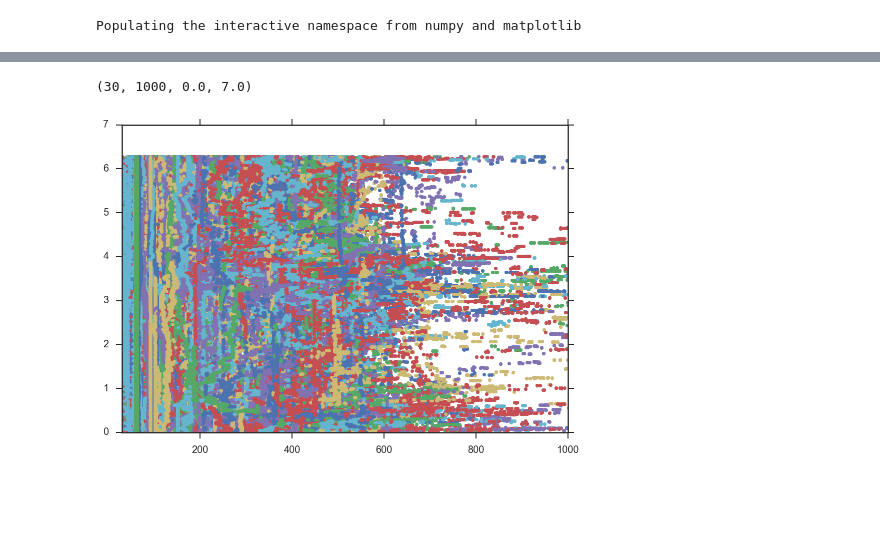
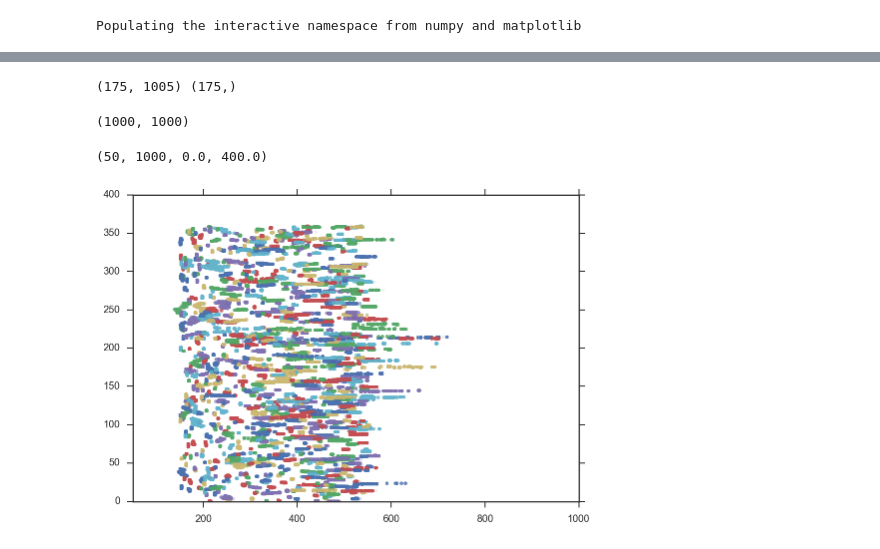
Before and after one commit to farr/PlanetIX, a Jupyter notebook: PlanetIX.ipynb, the cells around one changed output, grey strips where cells are left out. Saved outputs shown, nothing was run; the diff lists cells and outputs as text; code cells hidden in the pictures; blank space fills up the shorter version.

```diff
--- a/PlanetIX.ipynb
+++ b/PlanetIX.ipynb
@@ -46,22 +46,25 @@ Current timestep:       1.000000
 # %%
 Ntest = 1000
 for i in range(Ntest):
-    a = random.uniform(low=50, high=550)
+    a = random.uniform(low=150, high=550)
     q = random.uniform(low=30, high=50)
     e = 1 - q/a
-    pomega = random.uniform(low=0, high=2*pi)
+    inc = abs(random.randn()*15.0*pi/180.0)
+    omega = random.uniform(low=0, high=2*pi)
+    Omega = random.uniform(low=0, high=2*pi)
     l = random.uniform(low=0, high=2*pi)
-    sim.add(a=a, e=e, pomega=pomega, inc=0, l=l)
+    sim.add(a=a, e=e, inc=inc, omega=omega, Omega=omega, l=l)
 sim.N_active = sim.N - Ntest
 # %%
 %%time
-with bz2.BZ2File('orbits.pkl.bz2', 'w') as out:
-    for t in linspace(0, 2*pi*1000000*12, 1000):
-        sim.integrate(t, exact_finish_time=0)
-        print 'Integrated to ', sim.t
-        orbs = sim.calculate_orbits()
-        pickle.dump((sim.t, orbs), out)
-        sim.save('temp.simulation')
-        os.rename('temp.simulation', 'simulation.save')
+orbs = []
+ts = []
+for t in linspace(0, 2*pi*1000000, 1000):
+    sim.integrate(t, exact_finish_time=0)
+    print 'Integrated to ', sim.t
+    orbs.append(sim.calculate_orbits())
+    ts.append(sim.t)
+orbs = array(orbs)
+ts = array(ts)
 # %% [output]
 Integrated to  0.0
@@ -84,7 +87,7 @@ Wall time: 3h 58min 33s
 # %%
 orbs = []
 ts = []
-with bz2.BZ2File('orbits.pkl.bz2', 'r') as inp:
+with gzip.open('orbits.pkl.gz', 'r') as inp:
     try:
         while True:
             t, orb = pickle.load(inp)
@@ -92,10 +95,26 @@ with bz2.BZ2File('orbits.pkl.bz2', 'r') as inp:
             orbs.append(orb)
     except EOFError:
         pass
+orbs = array(orbs)
+ts = array(ts)
+print orbs.shape, ts.shape
+# %% [output]
+(175, 1005) (175,)
+# %%
+stable_orbits = []
+for i in range(5, orbs.shape[1]):
+    smas = orbs[:,i]['a']
+    es = orbs[:,i]['e']
+    if np.all(smas > 0) and np.all(es >= 0) and np.all(es <= 1):
+        stable_orbits.append(orbs[:,i])
+stable_orbits = array(stable_orbits).T
+stable_orbits.shape
+# %% [output]
+(1000, 1000)
 # %%
-for i in range(len(orbs[0])):
-    plot([o[i].a for o in orbs], [fmod(o[i].omega - o[4].omega+2*pi, 2*pi) for o in orbs], '.')
-axis(xmin=30,xmax=1000)
+for i in range(stable_orbits.shape[1]):
+    plot(stable_orbits[:,i]['a'], 180.0/pi*fmod(stable_orbits[:,i]['pomega'] - orbs[:,4]['pomega'] + 4*pi, 2*pi), '.', alpha=0.1)
+axis(xmin=50, xmax=1000)
 # %% [output]
-(30, 1000, 0.0, 7.0)
+(50, 1000, 0.0, 400.0)
-[figure, old version]
+[figure, new version]
```
Also changed, not shown: parts of 4 cells of this notebook, 1 other file.
